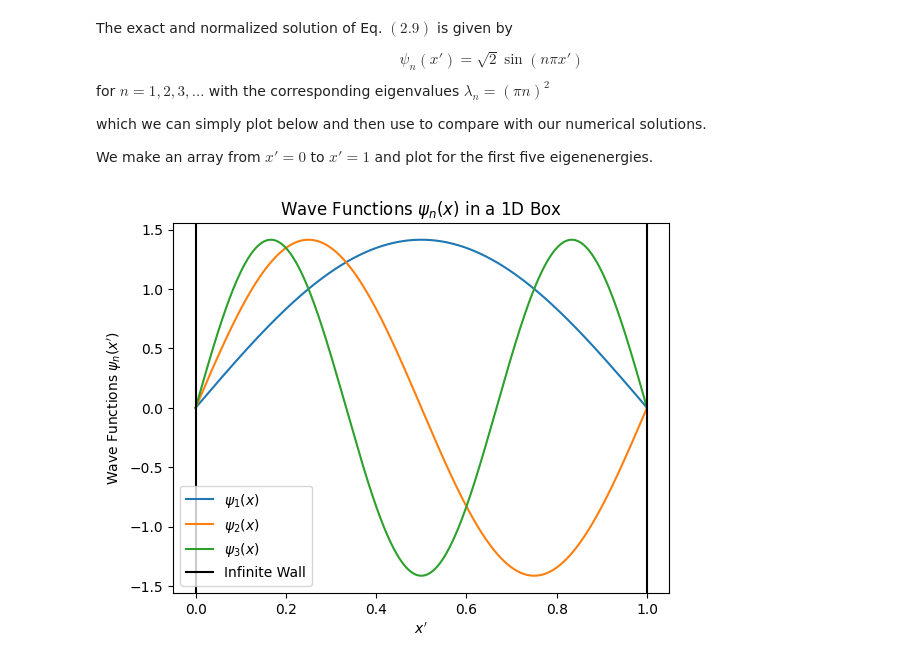
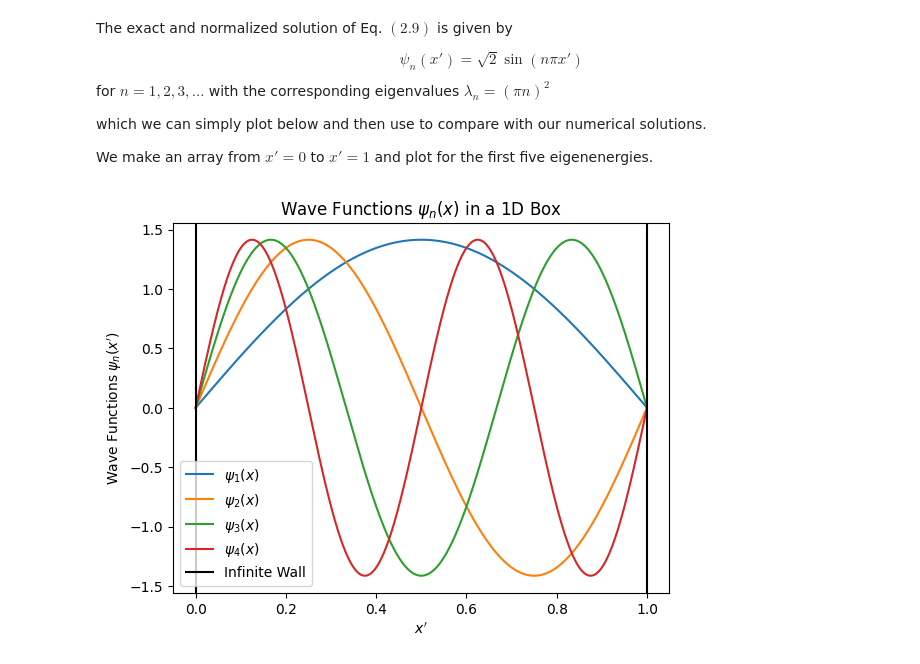
Before and after one commit to davidomanovic/ComputationalPhysics-Projects, a Jupyter notebook: Quantum Mechanics/The World of Quantum Mechanics.ipynb, the cells around one changed output. Saved outputs shown, nothing was run; the diff lists cells and outputs as text; code cells hidden in the pictures.

```diff
--- a/Quantum Mechanics/The World of Quantum Mechanics.ipynb
+++ b/Quantum Mechanics/The World of Quantum Mechanics.ipynb
@@ -140,37 +148,37 @@ dx = 0.001 # stepsize
 L = 1 # length of box
 N = int(L/dx) # number of steps
 x = np.arange(0, L, dx) # discretized position
-n = [1,2,3] # n-th eigenvalue
+n = [1,2,3,4] # n-th eigenvalue
 
 # Analytical solution
 def solution(n, x):
     return np.sqrt(2) * np.sin(n * np.pi * x)
 
 # Initializing solution matrix
 psi_n = np.zeros((len(n), N))
 
 # Fill the psi_n matrix with the solutions
 for i, m in enumerate(n):
     psi_n[i, :] = solution(m, x)
 
 # Plotting all wave functions
 for i, n in enumerate(n):
     plt.plot(x, psi_n[i, :], label=rf"$\psi_{n}(x)$")
 
 # Plotting the infinite walls
 plt.axvline(x=0, color='k', label='Infinite Wall')
 plt.axvline(x=1, color='k')
 
 # Adding labels and title
 plt.xlabel(rf'$x^\prime$')
 plt.ylabel(rf"Wave Functions $\psi_n(x^\prime)$")
 plt.title(rf"Wave Functions $\psi_n(x)$ in a 1D Box")
 plt.legend()
 
 # Display the plot
 plt.show()
 # %% [output]
-[figure, old version]
+[figure, new version]
 # %% [markdown]
 ## How to approximate derivatives
 We have discretisized the position $x^\prime$ inside the box. Applying a finite difference scheme on Eq. $(2.9)$, we get a matrix problem that we can solve for the second order derivative.
```
Also changed, not shown: parts of 2 cells of this notebook.
